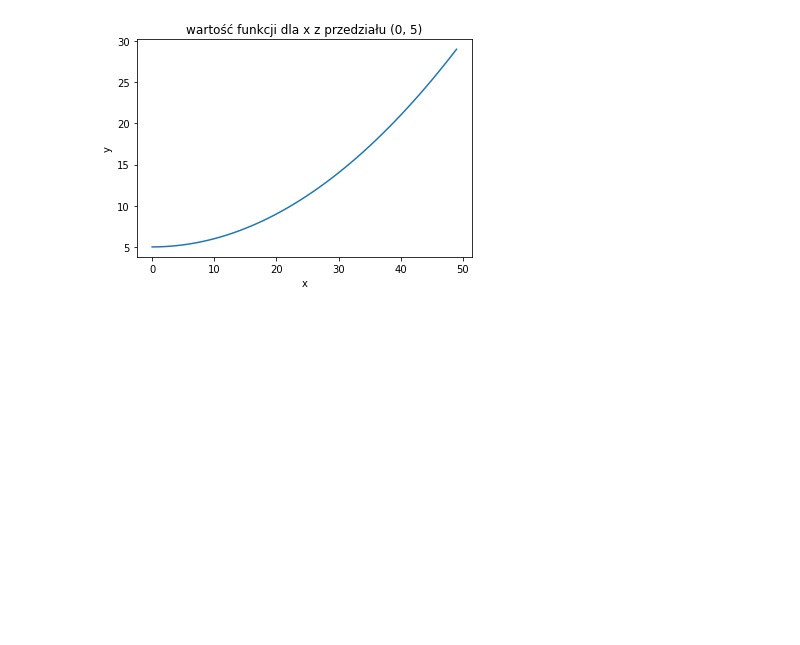
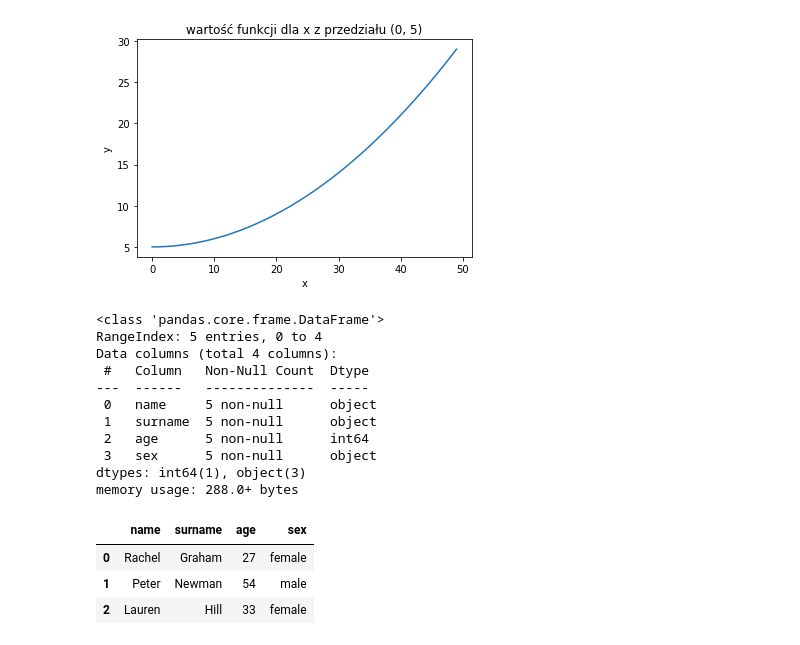
Before and after one commit to patrykluczak39/AiBD_Patryk_Luczak, a Jupyter notebook: AiBD-Lab1.ipynb, the cells around one changed output. Drawn from its saved outputs; the diff is of its cells as text; code cells hidden in the pictures; blank space fills up the shorter version.

```diff
--- a/AiBD-Lab1.ipynb
+++ b/AiBD-Lab1.ipynb
@@ -42,0 +40,22 @@ df = pd.DataFrame
+# %%
+d = {'name': ['Rachel', 'Peter', 'Lauren', 'Isaac', 'Mark'], 'surname': ['Graham', 'Newman', 'Hill', 'Baker', 'Walker'], 'age': [27, 54, 33, 25, 40], 'sex': ['female', 'male', 'female', 'male', 'male']}
+df = pd.DataFrame(data=d)
+df.info()
+df.describe()
+df.head(3)
+# %% [output]
+<class 'pandas.core.frame.DataFrame'>
+RangeIndex: 5 entries, 0 to 4
+Data columns (total 4 columns):
+ #   Column   Non-Null Count  Dtype
+---  ------   --------------  -----
+ 0   name     5 non-null      object
+ 1   surname  5 non-null      object
+ 2   age      5 non-null      int64
+ 3   sex      5 non-null      object
+dtypes: int64(1), object(3)
+memory usage: 288.0+ bytes
+|  | name | surname | age | sex |
+| 0 | Rachel | Graham | 27 | female |
+| 1 | Peter | Newman | 54 | male |
+| 2 | Lauren | Hill | 33 | female |
```
Also changed, not shown: parts of 3 cells of this notebook.
